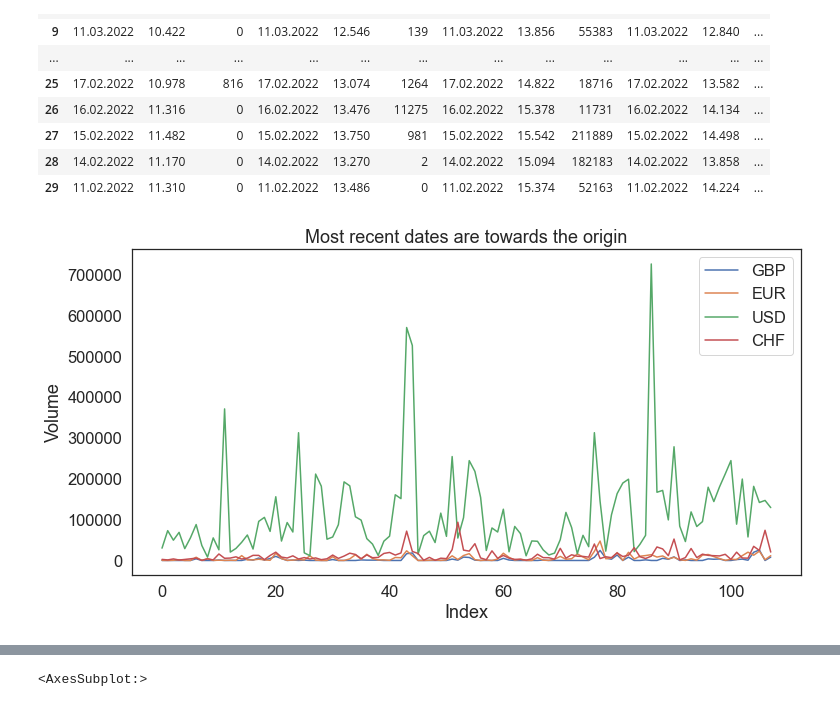
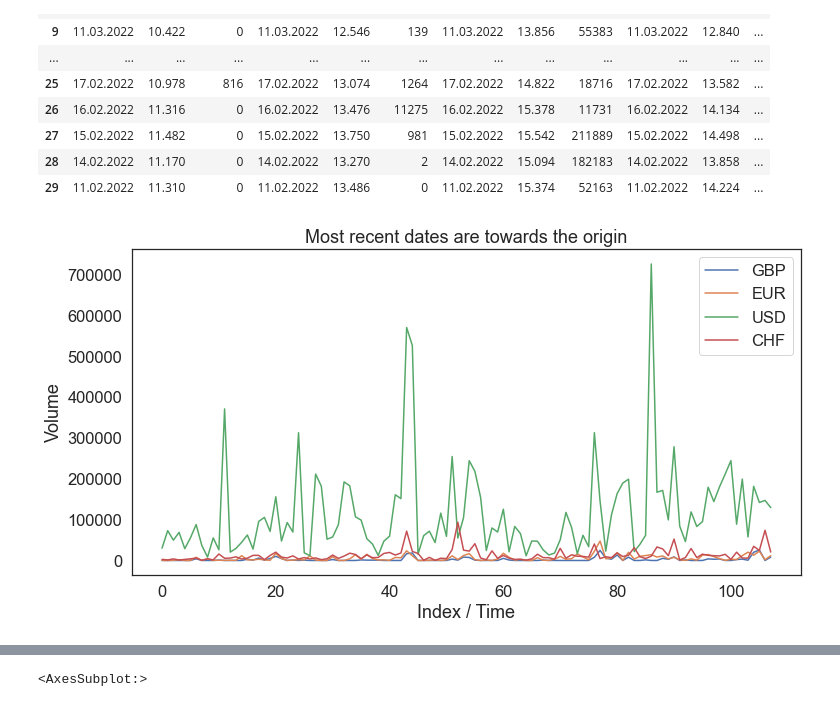
Before and after one commit to algo-dude/ETPLiquidity, a Jupyter notebook: liquidity.ipynb, the cells around one changed output, grey strips where cells are left out. Cells and saved outputs as stored; diff of their text form; code cells hidden in the pictures.

```diff
--- a/liquidity.ipynb
+++ b/liquidity.ipynb
@@ -53,17 +56,17 @@ master[0:30]
 # %%
 for i, v in enumerate(markets):
     # Plot volume of each pair
 
     plot = sns.lineplot(x=v.index, y=v['Volume'], label = markets_names[i])
-    plot.set_xlabel('Index')
+    plot.set_xlabel('Index / Time')
     plot.set_ylabel('Volume')
     plot.set_title('Most recent dates are towards the origin')
     # plot.invert_xaxis()
 
 # from functions import sns_lineplot
 # sns_lineplot(markets, markets_names)
 # %% [output]
-[figure, old version]
+[figure, new version]
 # %%
 for i, v in enumerate(markets):
     # Plot volume of each pair with seaborn
```
Also changed, not shown: parts of 55 cells of this notebook, 6 other files.
